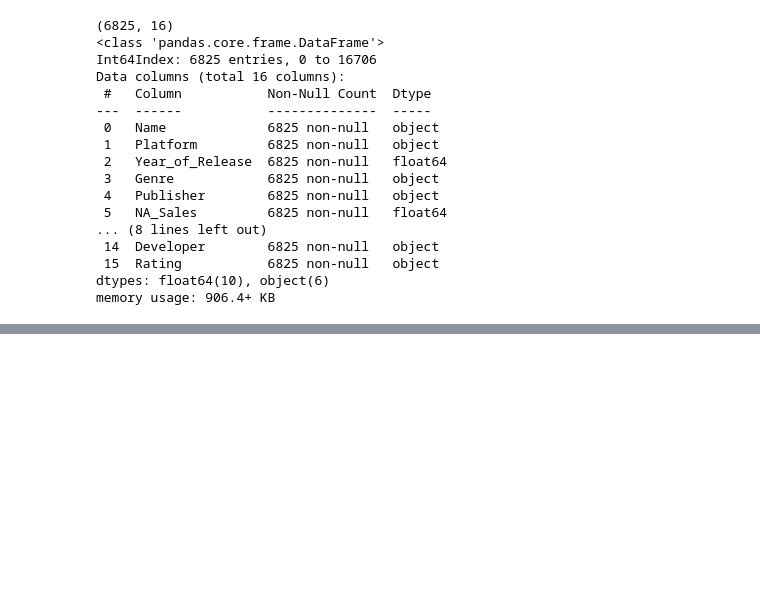
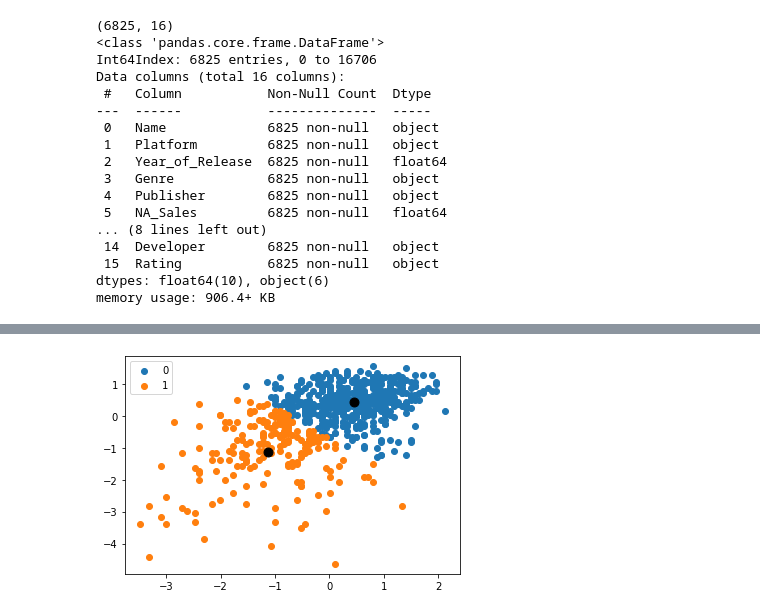
Before and after one commit to tsopeh/unsupervised_learning, a Jupyter notebook: video_games.ipynb, the cells around one changed output, grey strips where cells are left out. Drawn from its saved outputs; the diff is of its cells as text; code cells hidden in the pictures; blank space fills up the shorter version.

```diff
--- a/video_games.ipynb
+++ b/video_games.ipynb
@@ -266,0 +272,3 @@ plt.show()
+# %%
+critics_score_user_score = pure_df[["Critic_Score", "User_Score"]].sample(frac=0.1, random_state=randomness_id)
+critics_score_user_score.describe()
@@ -266,0 +285,4 @@ plt.show()
+# %%
+plot_k_means(critics_score_user_score)
+# %% [output]
+[figure, added]
```
Also changed, not shown: parts of 15 cells of this notebook.
